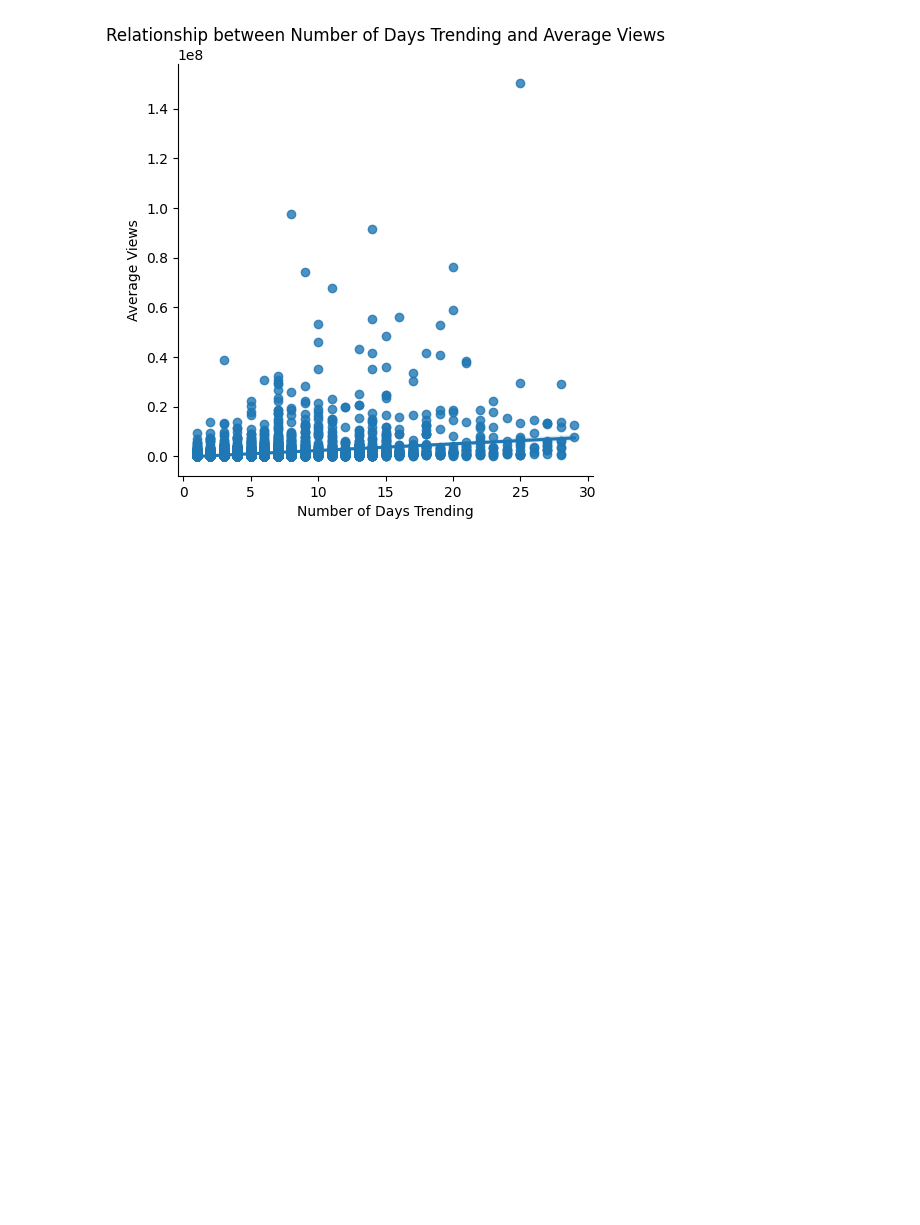
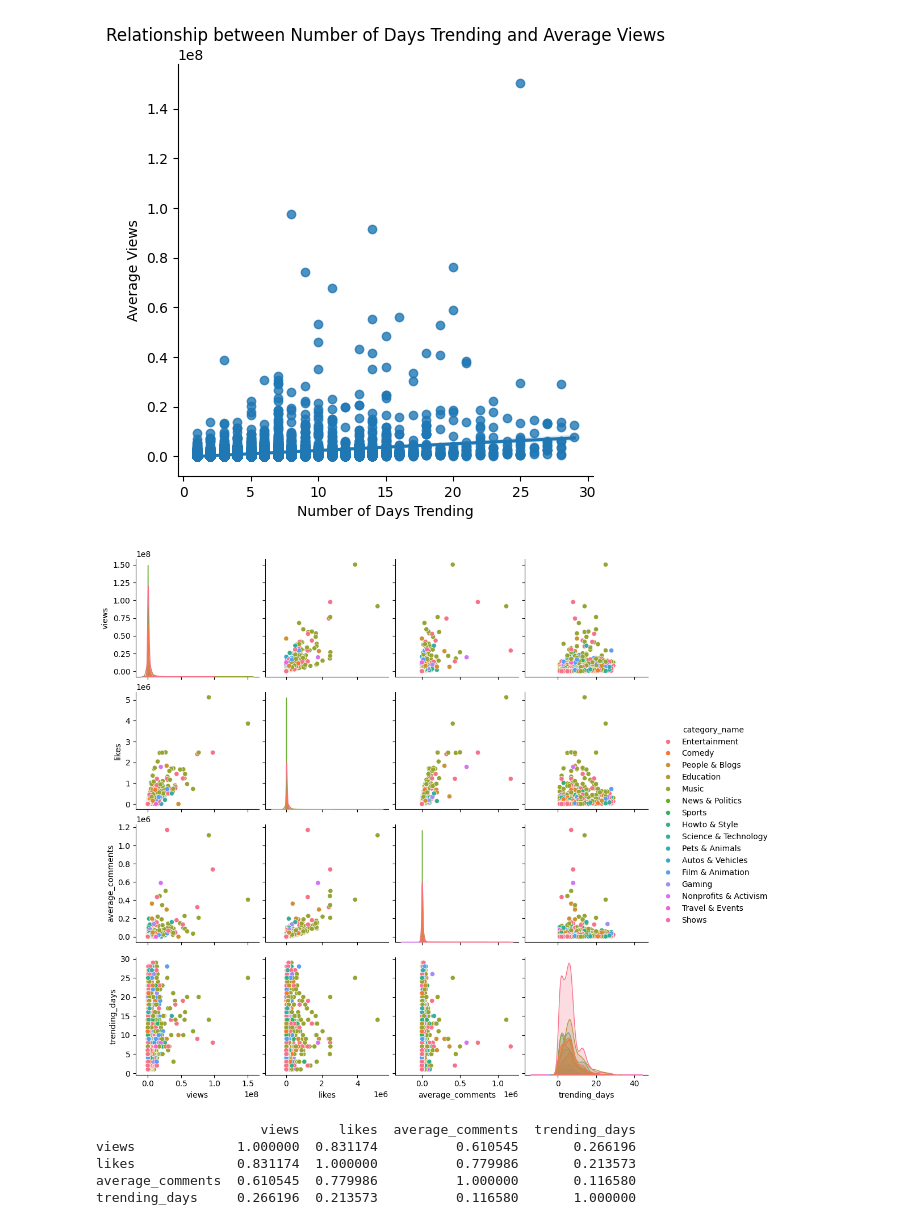
Before and after one commit to AvdylDemukajj/YoutubeTrandingVideos, a Jupyter notebook: index.ipynb, the cells around one changed output. Saved outputs shown, nothing was run; the diff lists cells and outputs as text; code cells hidden in the pictures; blank space fills up the shorter version.

Commit message:
"Analyzed relationships between video metrics and trending days using pair plots and correlation matrix"

```diff
--- a/index.ipynb
+++ b/index.ipynb
@@ -122,3 +122,26 @@ plt.title('Relationship between Number of Days Trending and Average Views')
 # %% [output]
 Text(0.5, 1.0, 'Relationship between Number of Days Trending and Average Views')
 [figure]
+# %%
+trending_days = data.groupby('video_id')['trending_date'].nunique()
+
+average_metrics = data.groupby('video_id')[['views', 'likes', 'comment_count']].mean()
+
+merged_data = (average_metrics
+               .merge(trending_days, left_index=True, right_index=True)
+               .merge(data[['video_id', 'category_name']].drop_duplicates(), left_index=True, right_on='video_id'))
+
+merged_data.rename(columns={'trending_date': 'trending_days', 'comment_count': 'average_comments'}, inplace=True)
+
+sns.pairplot(merged_data, vars=['views', 'likes', 'average_comments', 'trending_days'], hue='category_name')
+plt.show()
+
+correlation_matrix = merged_data[['views', 'likes', 'average_comments', 'trending_days']].corr()
+print(correlation_matrix)
+# %% [output]
+[figure, added]
+                     views     likes  average_comments  trending_days
+views             1.000000  0.831174          0.610545       0.266196
+likes             0.831174  1.000000          0.779986       0.213573
+average_comments  0.610545  0.779986          1.000000       0.116580
+trending_days     0.266196  0.213573          0.116580       1.000000
```
